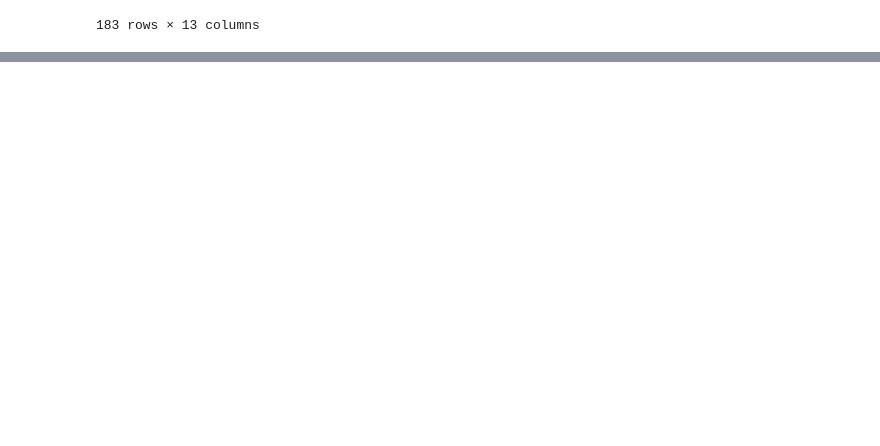
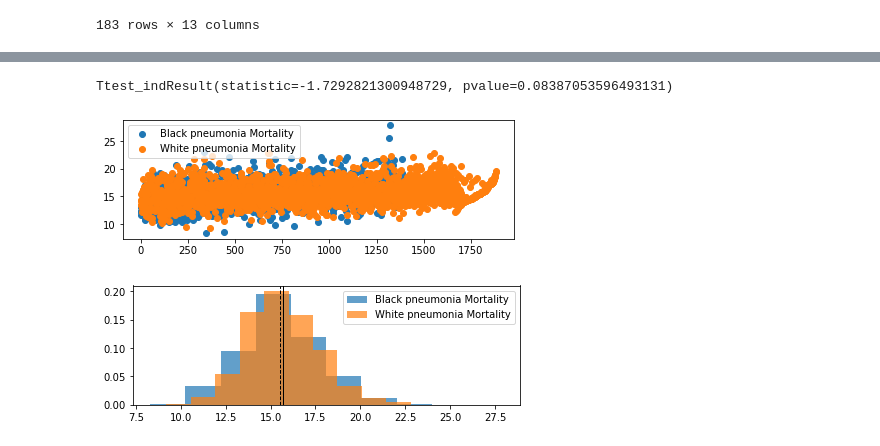
Before and after one commit to fisher1916/healthcare-disparities, a Jupyter notebook: Analysis/Race_vs_Health_Conditions.ipynb, the cells around one changed output, grey strips where cells are left out. Saved outputs shown, nothing was run; the diff lists cells and outputs as text; code cells hidden in the pictures; blank space fills up the shorter version.

```diff
--- a/Analysis/Race_vs_Health_Conditions.ipynb
+++ b/Analysis/Race_vs_Health_Conditions.ipynb
@@ -684,0 +801,3 @@ race_merged[(race_merged['Percent One Race White'] > hist_agg_white['Percent One
+# %%
+white_pn_df = white_df[white_df['Measure Name'] == 'Death rate for pneumonia patients']
+white_pn_df
@@ -684,0 +818,3 @@ race_merged[(race_merged['Percent One Race White'] > hist_agg_white['Percent One
+# %%
+black_pn_df = black_df[black_df['Measure Name'] == 'Death rate for pneumonia patients']
+black_pn_df
@@ -684,0 +835,23 @@ race_merged[(race_merged['Percent One Race White'] > hist_agg_white['Percent One
+# %%
+st.ttest_ind(black_pn_df['Mortality Percentage'], white_pn_df['Mortality Percentage'], equal_var=False)
+# %% [output]
+Ttest_indResult(statistic=-1.7292821300948729, pvalue=0.08387053596493131)
+# %%
+plt.subplot(2, 1, 1)
+plt.scatter(range(len(black_pn_df['Mortality Percentage'])), black_pn_df['Mortality Percentage'], label="Black pneumonia Mortality")
+plt.scatter(range(len(white_pn_df['Mortality Percentage'])), white_pn_df['Mortality Percentage'], label="White pneumonia Mortality")
+plt.legend()
+plt.tight_layout()
+
+plt.show()
+plt.subplot(2, 1, 2)
+plt.hist(black_pn_df['Mortality Percentage'], 10, density=True, alpha=0.7, label="Black pneumonia Mortality")
+plt.hist(white_pn_df['Mortality Percentage'], 10, density=True, alpha=0.7, label="White pneumonia Mortality")
+plt.axvline(mean(black_pn_df['Mortality Percentage']), color='k', linestyle='dashed', linewidth=1)
+plt.axvline(mean(white_pn_df['Mortality Percentage']), color='k', linestyle='solid', linewidth=1)
+plt.legend()
+plt.tight_layout()
+plt.show()
+# %% [output]
+[figure, added]
+[figure, added]
```
Also changed, not shown: parts of 30 cells of this notebook.
